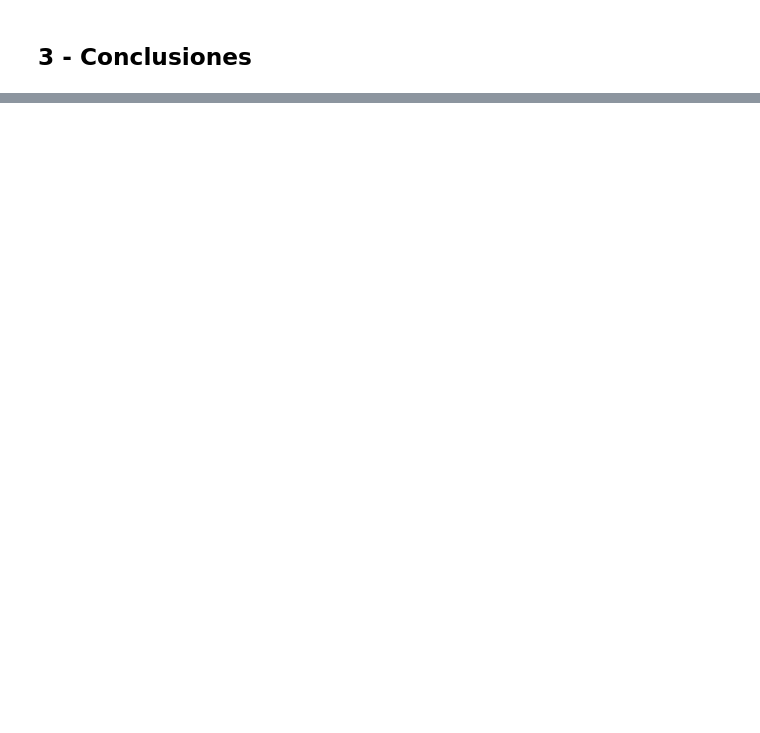
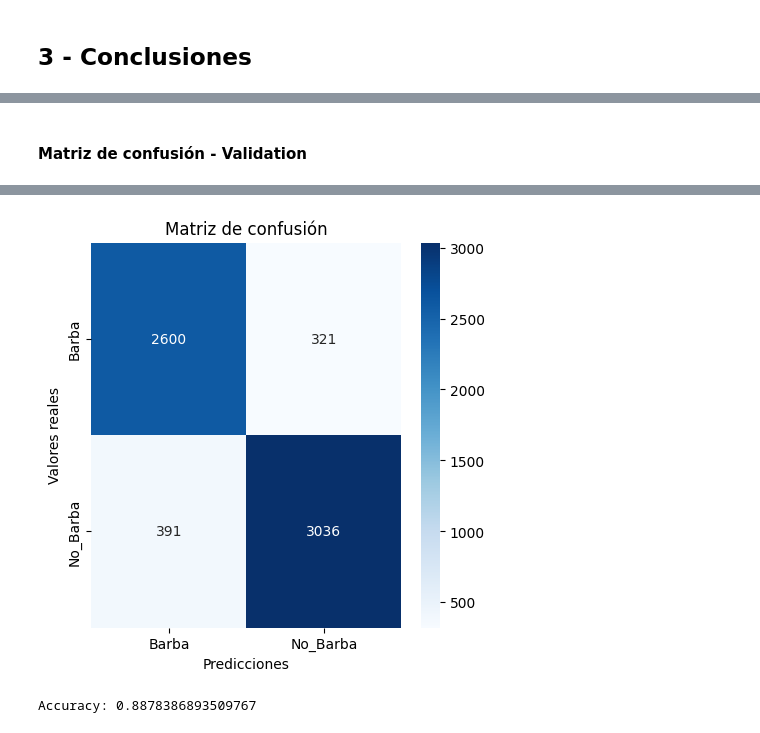
Before and after one commit to nachopalmieri/TP_ML_Aiasa_Fassanelli_Palmieri, a Jupyter notebook: tp3_celebfaces.ipynb, the cells around one changed output, grey strips where cells are left out. Drawn from its saved outputs; the diff is of its cells as text; code cells hidden in the pictures; blank space fills up the shorter version.

```diff
--- a/tp3_celebfaces.ipynb
+++ b/tp3_celebfaces.ipynb
@@ -2244,0 +2185,18 @@ history_vg16_v2 = model_vgg16_2.fit(
+# %%
+def matriz_confusion(model, dataset):
+
+    predictions = model.predict(dataset)
+    predictions = np.round(predictions).flatten()
+
+    labels = dataset.labels
+    classes = dataset.class_indices
+    cm = confusion_matrix(labels, predictions)
+
+    plt.figure(figsize=(5, 5))
+    sns.heatmap(cm, annot=True, cmap='Blues', fmt='d', xticklabels=classes, yticklabels=classes)
+    plt.xlabel('Predicciones')
+    plt.ylabel('Valores reales')
+    plt.title('Matriz de confusión')
+    plt.show()
+
+    print('Accuracy:', accuracy_score(labels, predictions))
@@ -2244,0 +2211,5 @@ history_vg16_v2 = model_vgg16_2.fit(
+# %% [markdown]
+#### Matriz de confusión - Validation
+# %%
+matriz_confusion(model_conv_2_1, validation_generator)
+# %% [output]
@@ -2244,0 +2217,2 @@ history_vg16_v2 = model_vgg16_2.fit(
+[figure, added]
+Accuracy: 0.8878386893509767
```
Also changed, not shown: parts of 21 cells of this notebook.
